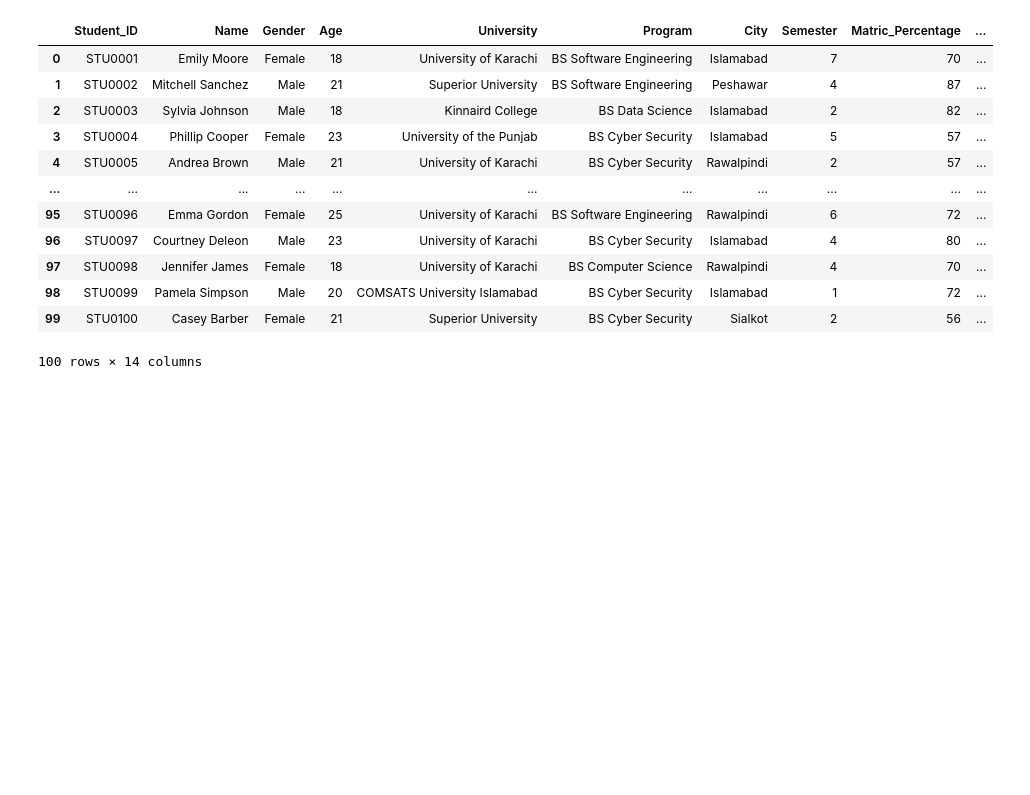
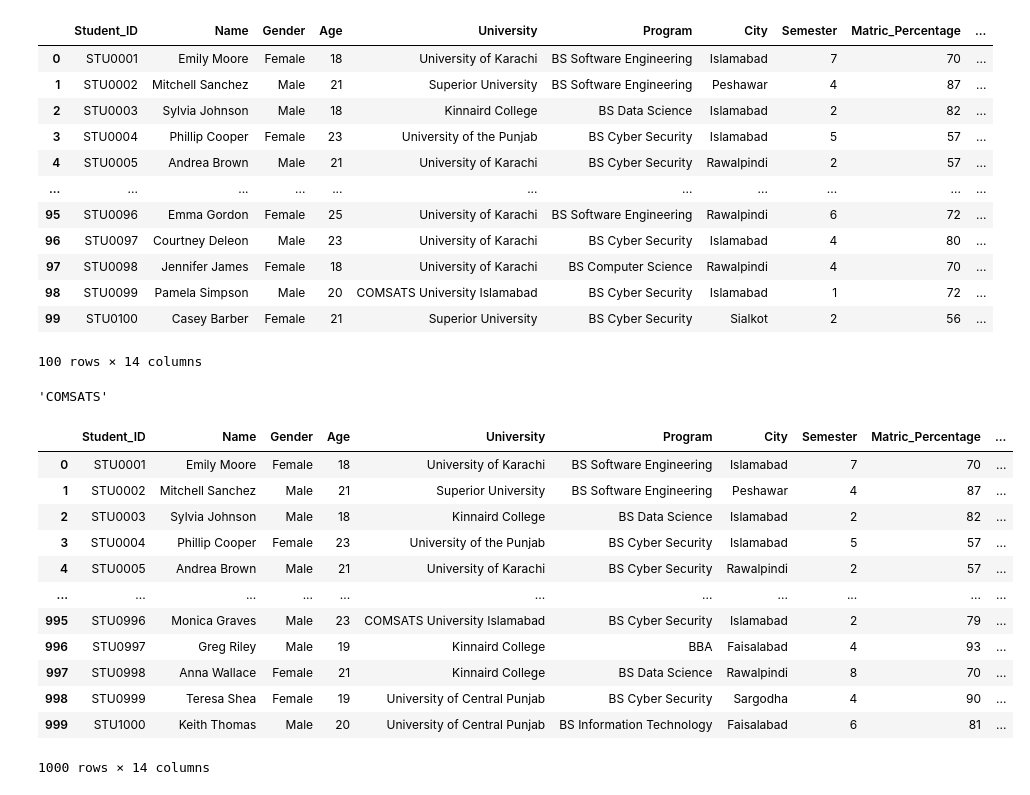
Before and after one commit to anasarshad7677-netizen/Complete-ML-repo, a Jupyter notebook: 1_working_with_csv.ipynb, the cells around one changed output. Cells and saved outputs as stored; diff of their text form; code cells hidden in the pictures; blank space fills up the shorter version.

```diff
--- a/1_working_with_csv.ipynb
+++ b/1_working_with_csv.ipynb
@@ -79,3 +81,29 @@ pd.read_csv(
 | 98 | STU0099 | Pamela Simpson | Male | 20 | COMSATS University Islamabad | BS Cyber Security | Islamabad | 1 | 72 | ... |
 | 99 | STU0100 | Casey Barber | Female | 21 | Superior University | BS Cyber Security | Sialkot | 2 | 56 | ... |
 100 rows × 14 columns
+# %%
+def rename(name):
+  if name == "	COMSATS University Islamabad":
+    return "COMSATS"
+  else:
+    return name
+# %%
+rename("	COMSATS University Islamabad")
+# %% [output]
+'COMSATS'
+# %%
+pd.read_csv('/content/students_1000.csv',converters={'University':rename})
+# %% [output]
+|  | Student_ID | Name | Gender | Age | University | Program | City | Semester | Matric_Percentage | ... |
+| 0 | STU0001 | Emily Moore | Female | 18 | University of Karachi | BS Software Engineering | Islamabad | 7 | 70 | ... |
+| 1 | STU0002 | Mitchell Sanchez | Male | 21 | Superior University | BS Software Engineering | Peshawar | 4 | 87 | ... |
+| 2 | STU0003 | Sylvia Johnson | Male | 18 | Kinnaird College | BS Data Science | Islamabad | 2 | 82 | ... |
+| 3 | STU0004 | Phillip Cooper | Female | 23 | University of the Punjab | BS Cyber Security | Islamabad | 5 | 57 | ... |
+| 4 | STU0005 | Andrea Brown | Male | 21 | University of Karachi | BS Cyber Security | Rawalpindi | 2 | 57 | ... |
+| ... | ... | ... | ... | ... | ... | ... | ... | ... | ... | ... |
+| 995 | STU0996 | Monica Graves | Male | 23 | COMSATS University Islamabad | BS Cyber Security | Islamabad | 2 | 79 | ... |
+| 996 | STU0997 | Greg Riley | Male | 19 | Kinnaird College | BBA | Faisalabad | 4 | 93 | ... |
+| 997 | STU0998 | Anna Wallace | Female | 21 | Kinnaird College | BS Data Science | Rawalpindi | 8 | 70 | ... |
+| 998 | STU0999 | Teresa Shea | Female | 19 | University of Central Punjab | BS Cyber Security | Sargodha | 4 | 90 | ... |
+| 999 | STU1000 | Keith Thomas | Male | 20 | University of Central Punjab | BS Information Technology | Faisalabad | 6 | 81 | ... |
+1000 rows × 14 columns
```
Also changed, not shown: parts of 1 cell of this notebook.
